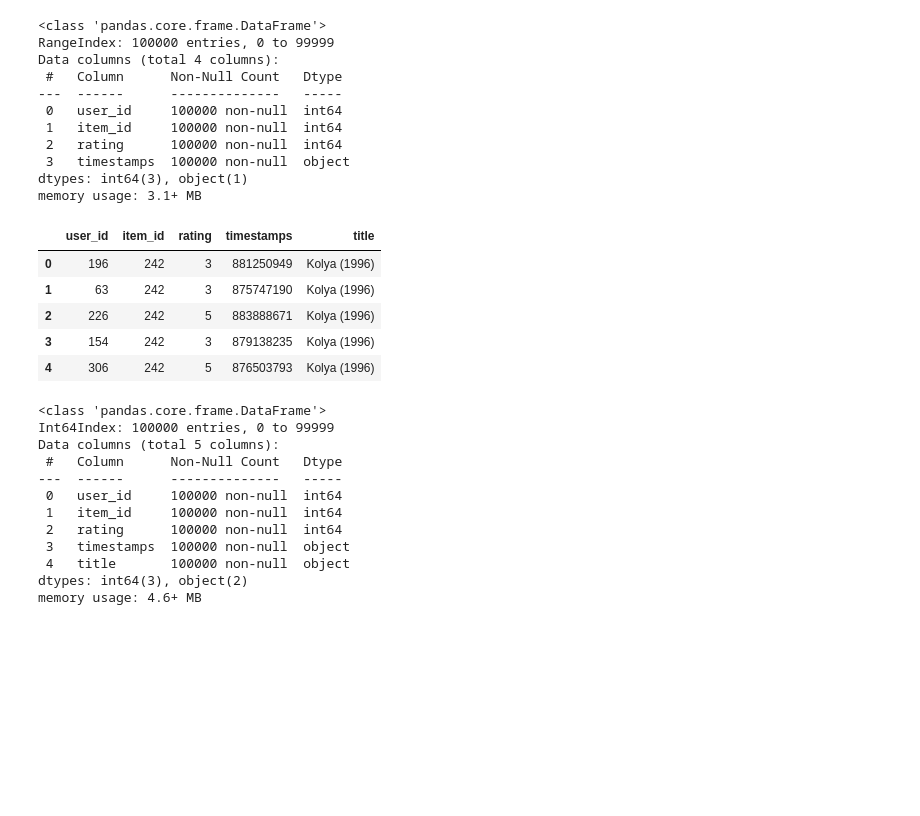
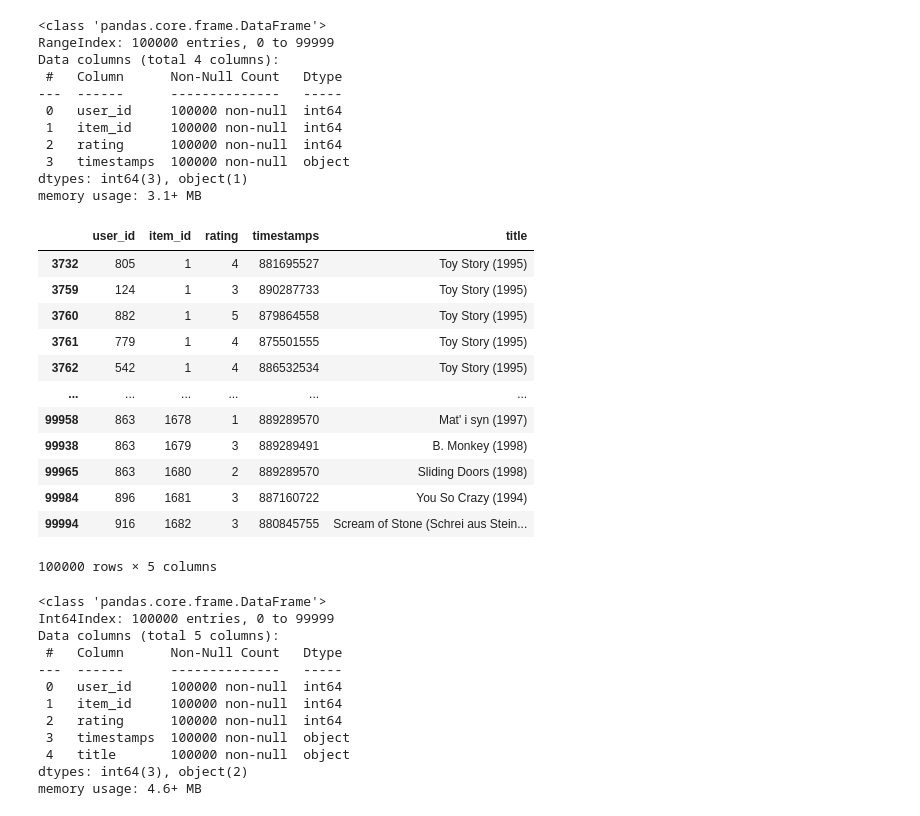
Before and after one commit to ali-d-nasseri/Recommender-System, a Jupyter notebook: Recommender Project.ipynb, the cells around one changed output. Cells and saved outputs as stored; diff of their text form; code cells hidden in the pictures; blank space fills up the shorter version.

```diff
--- a/Recommender Project.ipynb
+++ b/Recommender Project.ipynb
@@ -50,14 +50,21 @@ memory usage: 3.1+ MB
 # %%
 movielens = pd.merge(movielens, df_title, on = 'item_id')
 # %%
-movielens.head()
+movielens.sort_values(by= 'item_id')
 # %% [output]
 |  | user_id | item_id | rating | timestamps | title |
-| 0 | 196 | 242 | 3 | 881250949 | Kolya (1996) |
-| 1 | 63 | 242 | 3 | 875747190 | Kolya (1996) |
-| 2 | 226 | 242 | 5 | 883888671 | Kolya (1996) |
-| 3 | 154 | 242 | 3 | 879138235 | Kolya (1996) |
-| 4 | 306 | 242 | 5 | 876503793 | Kolya (1996) |
+| 3732 | 805 | 1 | 4 | 881695527 | Toy Story (1995) |
+| 3759 | 124 | 1 | 3 | 890287733 | Toy Story (1995) |
+| 3760 | 882 | 1 | 5 | 879864558 | Toy Story (1995) |
+| 3761 | 779 | 1 | 4 | 875501555 | Toy Story (1995) |
+| 3762 | 542 | 1 | 4 | 886532534 | Toy Story (1995) |
+| ... | ... | ... | ... | ... | ... |
+| 99958 | 863 | 1678 | 1 | 889289570 | Mat' i syn (1997) |
+| 99938 | 863 | 1679 | 3 | 889289491 | B. Monkey (1998) |
+| 99965 | 863 | 1680 | 2 | 889289570 | Sliding Doors (1998) |
+| 99984 | 896 | 1681 | 3 | 887160722 | You So Crazy (1994) |
+| 99994 | 916 | 1682 | 3 | 880845755 | Scream of Stone (Schrei aus Stein... |
+100000 rows × 5 columns
 # %%
 movielens.info()
 # %% [output]
```
Also changed, not shown: parts of 43 cells of this notebook, 1 other file.
